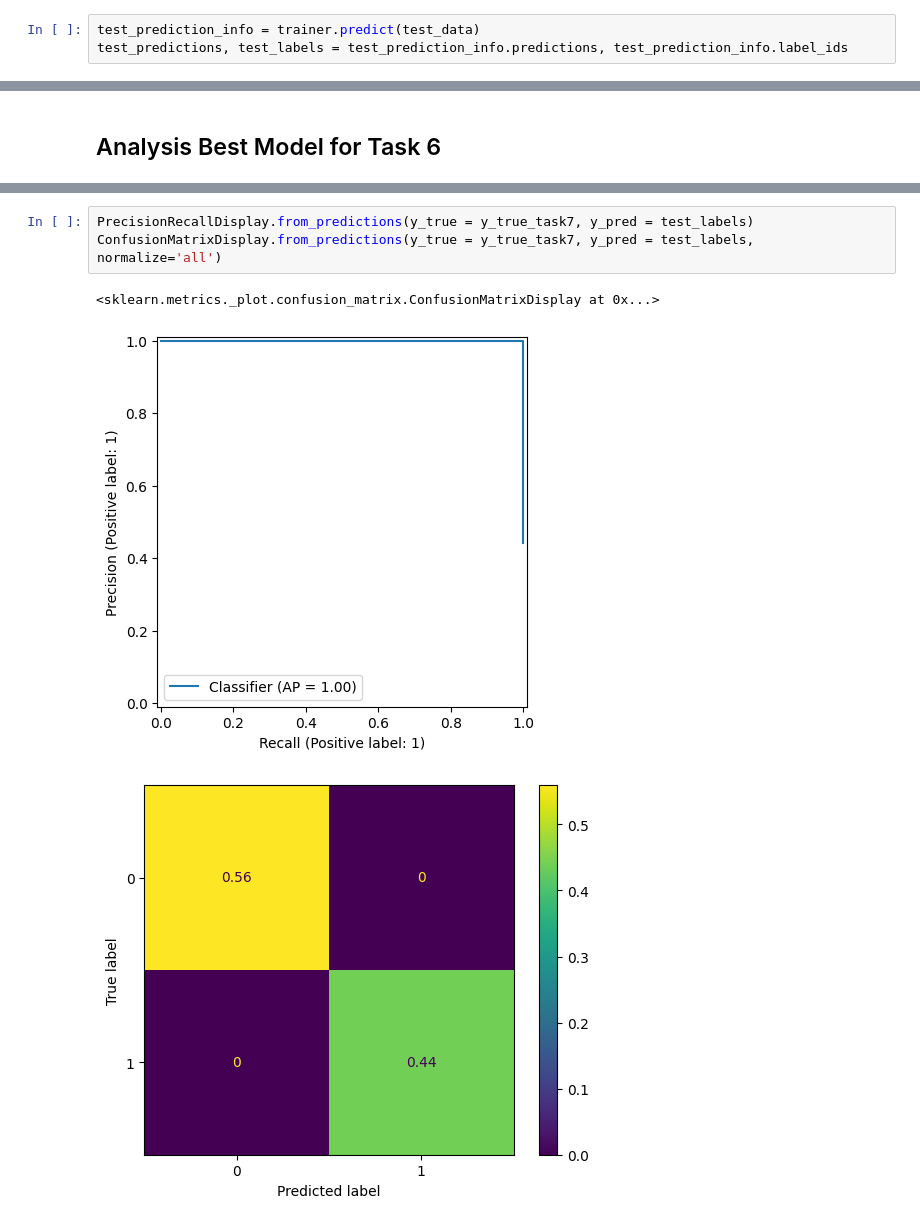
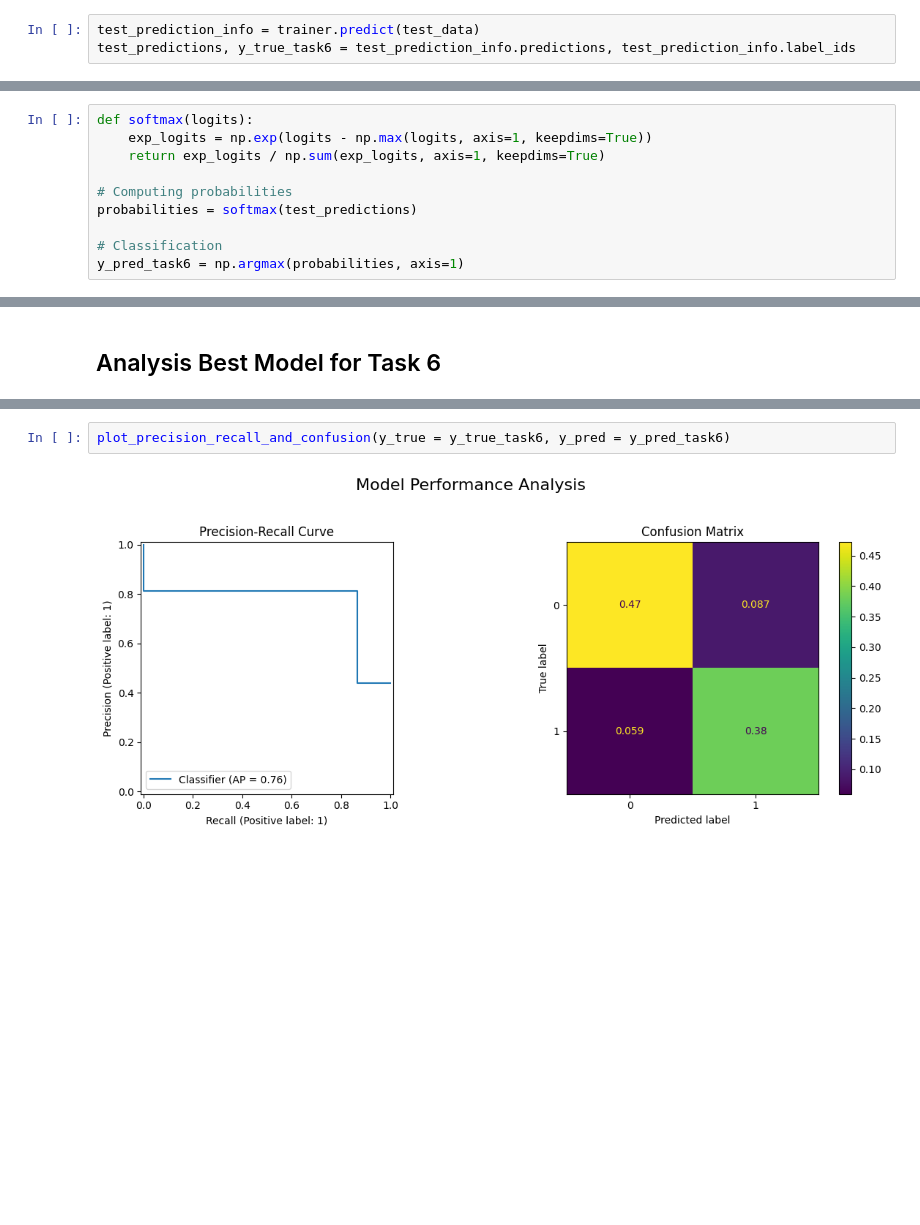
Before and after one commit to RiccardoRomeo01/NLP_Assignments, a Jupyter notebook: Assignment1.ipynb, the cells around one changed output, grey strips where cells are left out. Cells and saved outputs as stored; diff of their text form; blank space fills up the shorter version.

```diff
--- a/Assignment1.ipynb
+++ b/Assignment1.ipynb
@@ -1309,7 +1322,7 @@ TrainOutput(global_step=359, training_loss=0.41861913994494254, metrics={'train_
 ### 4. Evaluate the Model on the Test Set
 # %%
 test_prediction_info = trainer.predict(test_data)
-test_predictions, test_labels = test_prediction_info.predictions, test_prediction_info.label_ids
+test_predictions, y_true_task6 = test_prediction_info.predictions, test_prediction_info.label_ids
 # %% [output]
 [interactive output not drawn]
 # %%
@@ -1320,0 +1338,10 @@ The metrics on test set are:
+# %%
+def softmax(logits):
+    exp_logits = np.exp(logits - np.max(logits, axis=1, keepdims=True))
+    return exp_logits / np.sum(exp_logits, axis=1, keepdims=True)
+
+# Computing probabilities
+probabilities = softmax(test_predictions)
+
+# Classification
+y_pred_task6 = np.argmax(probabilities, axis=1)
@@ -1436,7 +1509,4 @@ weighted avg       1.00      1.00      1.00       286
-# %%
-PrecisionRecallDisplay.from_predictions(y_true = y_true_task7, y_pred = test_labels)
-ConfusionMatrixDisplay.from_predictions(y_true = y_true_task7, y_pred = test_labels, normalize='all')
-# %% [output]
-<sklearn.metrics._plot.confusion_matrix.ConfusionMatrixDisplay at 0x...>
-[figure, removed]
-[figure, removed]
+# %%
+plot_precision_recall_and_confusion(y_true = y_true_task6, y_pred = y_pred_task6)
+# %% [output]
+[figure, added]
```
Also changed, not shown: parts of 37 cells of this notebook.
